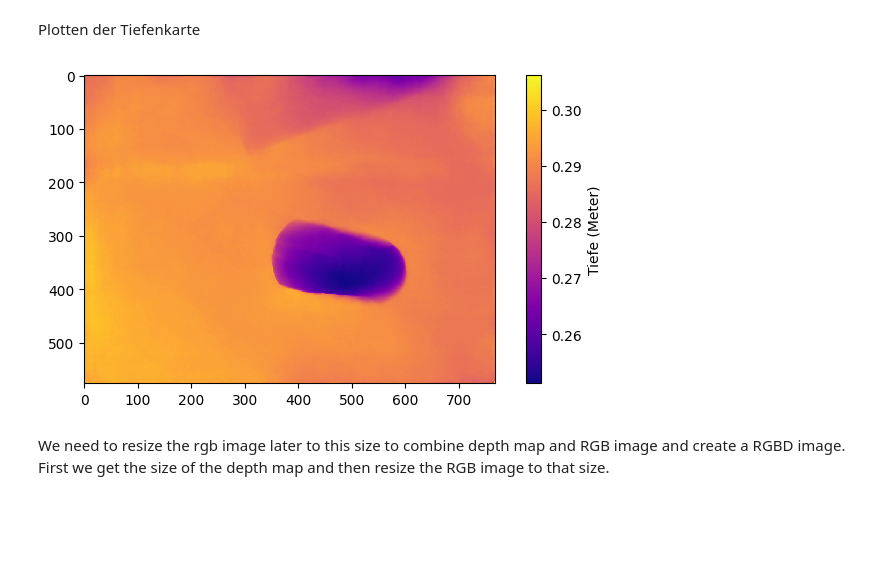
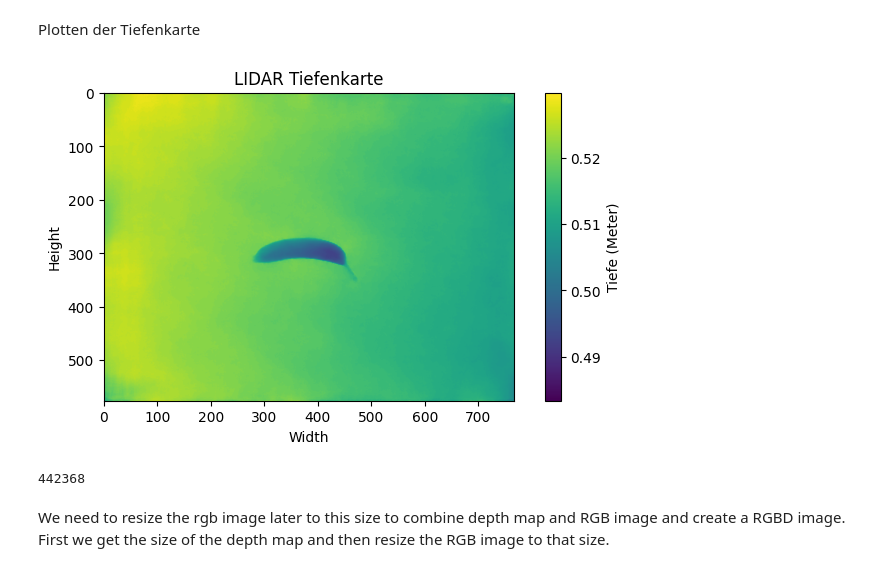
Before and after one commit to DirenCA/Masterthesis-Code, a Jupyter notebook: ValueEstBinary.ipynb, the cells around one changed output. Cells and saved outputs as stored; diff of their text form; code cells hidden in the pictures; blank space fills up the shorter version.

```diff
--- a/ValueEstBinary.ipynb
+++ b/ValueEstBinary.ipynb
@@ -18,7 +18,7 @@ from binary_dm import transform_binary_to_depthmap
 # %% [markdown]
 Einlesen der Binary
 # %%
-binary_url = r"C:\Users\Diren\Nextcloud\HTW\4.Semester-Masterarbeit\Masterarbeit\Code\XCodeDirectExtraction\LidarData\DepthMap5.bin"
+binary_url = r"C:\Users\Diren\Nextcloud\HTW\4.Semester-Masterarbeit\Masterarbeit\Code\XCodeDirectExtraction\LidarData\Banane1_16Lidar\DepthMap.bin"
 depth_map = transform_binary_to_depthmap(binary_url)
 # %%
 print(depth_map.dtype)
@@ -38,11 +38,18 @@ rgb_height
 Plotten der Tiefenkarte
 # %%
 plt.figure(figsize=(8, 4))
-plt.imshow(depth_map, cmap="plasma", interpolation="nearest")
+plt.imshow(depth_map, cmap = "viridis")
 plt.colorbar(label="Tiefe (Meter)")
+plt.title("LIDAR Tiefenkarte")
+plt.ylabel("Height")
+plt.xlabel("Width")
 plt.show()
 # %% [output]
-[figure, old version]
+[figure, new version]
+# %%
+depth_map.size
+# %% [output]
+442368
 # %% [markdown]
 We need to resize the rgb image later to this size to combine depth map and RGB image and create a RGBD image. First we get the size of the depth map and then resize the RGB image to that size.
 # %%
```
Also changed, not shown: parts of 50 cells of this notebook, 1 other file.
